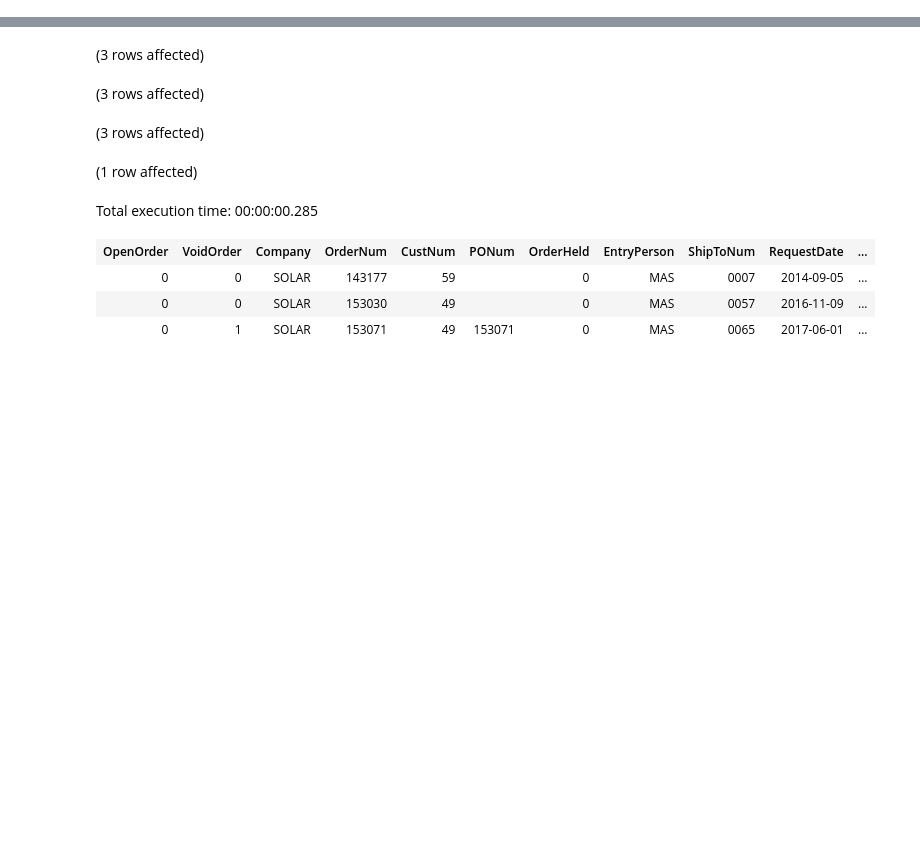
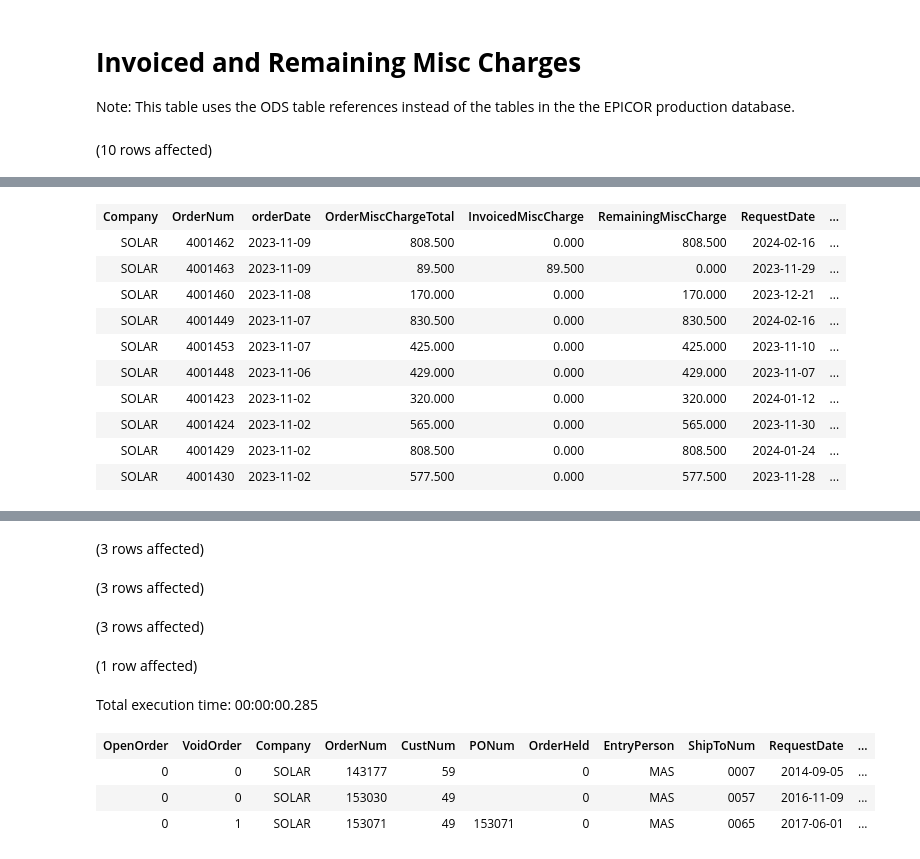
Before and after one commit to mdelisio/SQL-Scripts, a Jupyter notebook: Notebook-ebos order forecast.ipynb, the cells around one changed output, grey strips where cells are left out. Drawn from its saved outputs; the diff is of its cells as text; code cells hidden in the pictures; blank space fills up the shorter version.

```diff
--- a/Notebook-ebos order forecast.ipynb
+++ b/Notebook-ebos order forecast.ipynb
@@ -0,0 +121,44 @@
+# %% [markdown]
+# **Invoiced and Remaining Misc Charges**
+
+Note: This table uses the ODS table references instead of the tables in the the EPICOR production database.
+# %%
+With InvoiceMiscCharges AS
+(
+Select
+oh.Company,
+oh.Ordernum,
+SUM(invm.MiscAmt) as InvoicedMiscCharge
+From [ODS_ERPDB].[Erp_InvcMisc] invm
+LEFT Join [ODS_ERPDB].[Erp_InvcHead] Ih
+    on invm.Company = ih.company
+        AND invm.InvoiceNum = ih.InvoiceNum
+Left Join [ODS_ERPDB].[Erp_OrderHed] oh
+    ON ih.Company = oh.company
+        and oh.OrderNum = ih.OrderNum
+WHERE 1=1
+GROUP BY oh.Company, oh.OrderNum
+)
+
+SELECT Top (10)
+      oh.Company
+      ,oh.OrderNum
+      ,oh.orderDate
+      ,oh.TotalMisc as OrderMiscChargeTotal
+      ,COALESCE(imc.InvoicedMiscCharge,0) as InvoicedMiscCharge
+      ,(oh.TotalMisc - COALESCE(imc.InvoicedMiscCharge,0)) as RemainingMiscCharge
+      ,RequestDate
+      ,ohud.Division_c
+  FROM [ODS_ERPDB].[Erp_OrderHed] oh
+  LEFT JOIN ODS_ERPDB.Erp_OrderHed_UD ohud
+    on oh.SysRowID = ohud.ForeignSysRowID
+  LEFT JOIN InvoiceMiscCharges imc
+    on imc.Company = oh.Company
+        and imc.OrderNum = oh.OrderNum
+  Where 1=1
+  AND oh.Company = 'Solar'
+  AND TotalMisc <> 0
+  AND ohud.Division_c = 6
+  Order by Oh.OrderDate Desc
+# %% [output]
+(10 rows affected)
@@ -0,0 +166,11 @@
+| Company | OrderNum | orderDate | OrderMiscChargeTotal | InvoicedMiscCharge | RemainingMiscCharge | RequestDate | ... |
+| SOLAR | 4001462 | 2023-11-09 | 808.500 | 0.000 | 808.500 | 2024-02-16 | ... |
+| SOLAR | 4001463 | 2023-11-09 | 89.500 | 89.500 | 0.000 | 2023-11-29 | ... |
+| SOLAR | 4001460 | 2023-11-08 | 170.000 | 0.000 | 170.000 | 2023-12-21 | ... |
+| SOLAR | 4001449 | 2023-11-07 | 830.500 | 0.000 | 830.500 | 2024-02-16 | ... |
+| SOLAR | 4001453 | 2023-11-07 | 425.000 | 0.000 | 425.000 | 2023-11-10 | ... |
+| SOLAR | 4001448 | 2023-11-06 | 429.000 | 0.000 | 429.000 | 2023-11-07 | ... |
+| SOLAR | 4001423 | 2023-11-02 | 320.000 | 0.000 | 320.000 | 2024-01-12 | ... |
+| SOLAR | 4001424 | 2023-11-02 | 565.000 | 0.000 | 565.000 | 2023-11-30 | ... |
+| SOLAR | 4001429 | 2023-11-02 | 808.500 | 0.000 | 808.500 | 2024-01-24 | ... |
+| SOLAR | 4001430 | 2023-11-02 | 577.500 | 0.000 | 577.500 | 2023-11-28 | ... |
```
Also changed, not shown: parts of 32 cells of this notebook, 1 other file.
